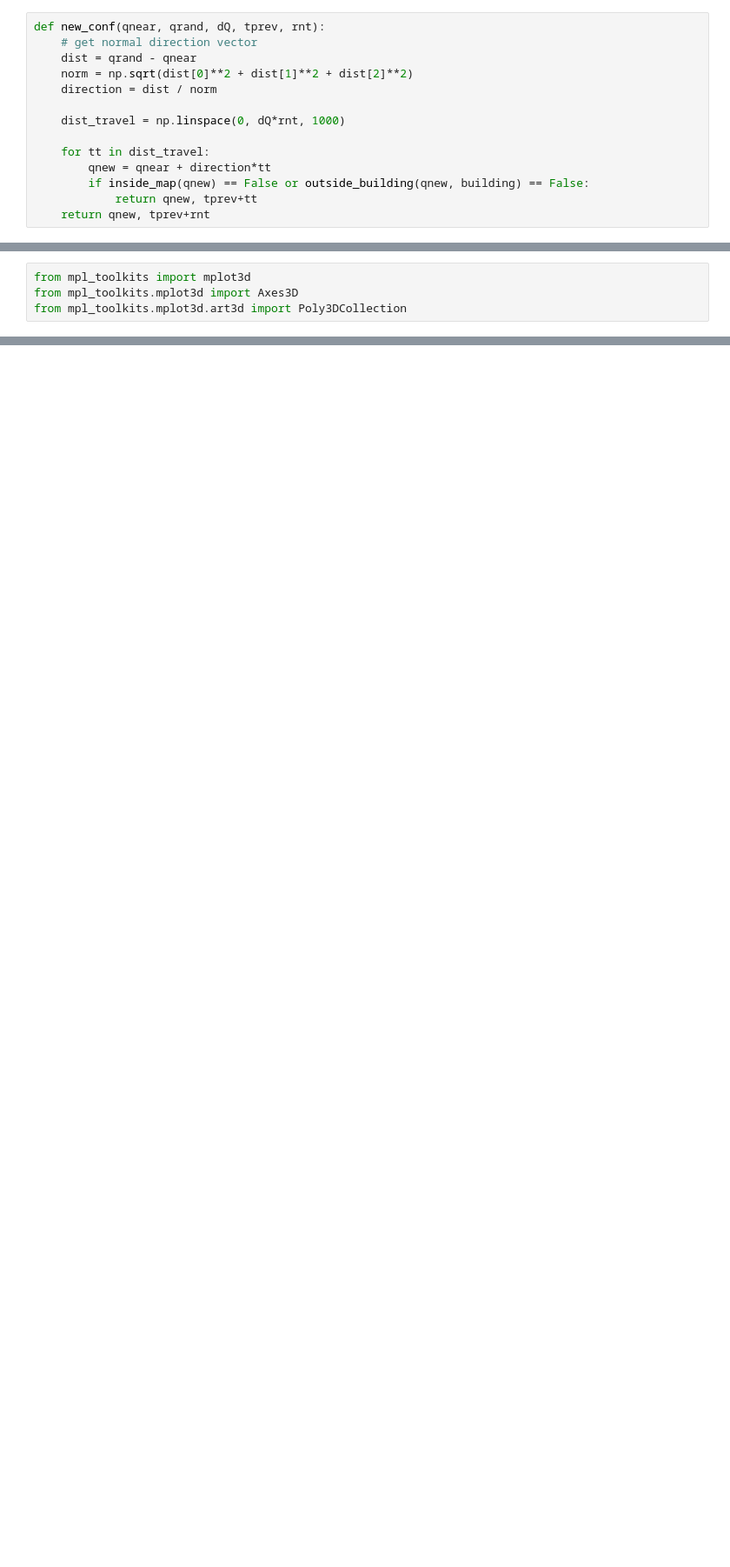
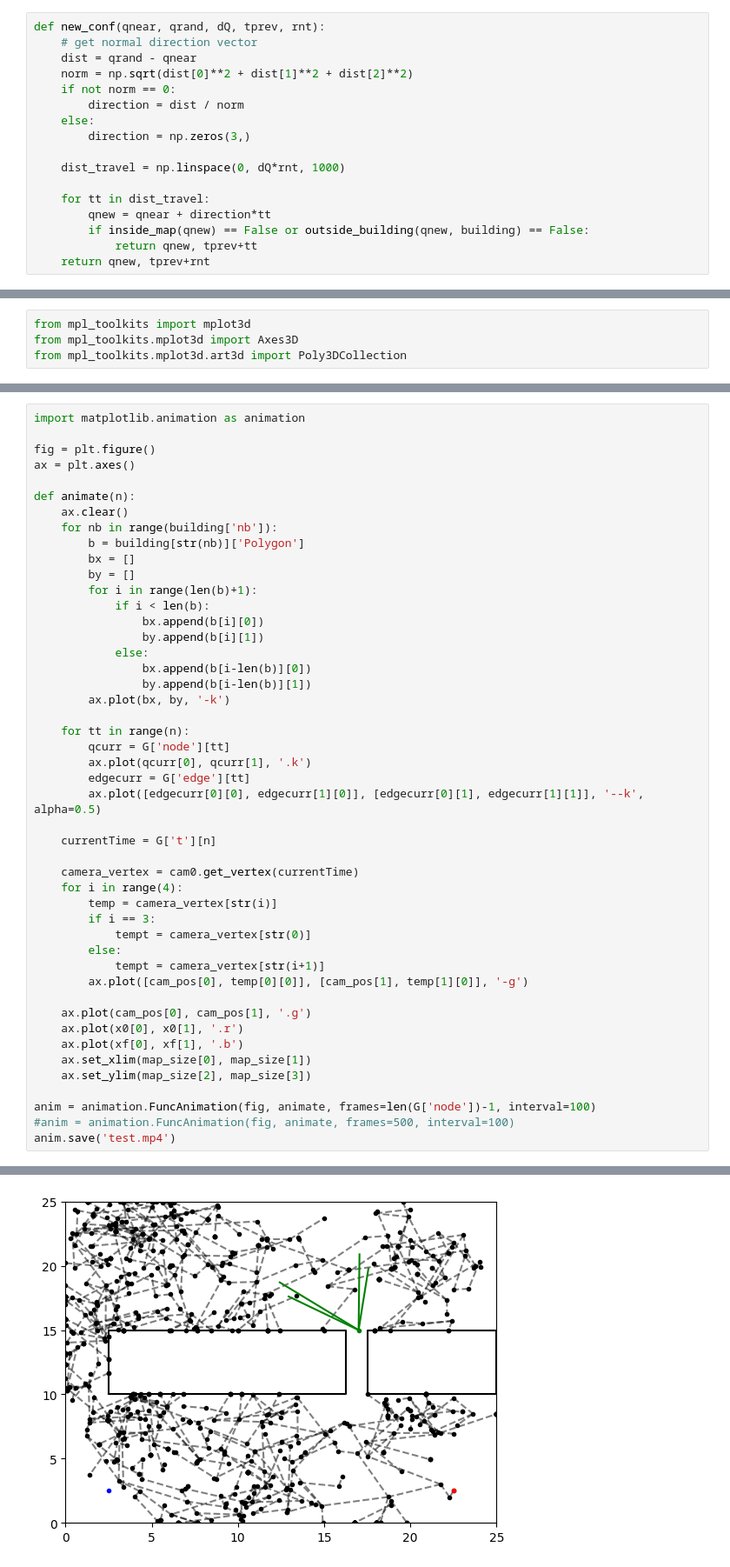
Before and after one commit to jeffersonkim97/cognis_UAM, a Jupyter notebook: script/3D/3DRRT.ipynb, the cells around one changed output, grey strips where cells are left out. Shown at 87% size. Drawn from its saved outputs; the diff is of its cells as text; blank space fills up the shorter version.

```diff
--- a/script/3D/3DRRT.ipynb
+++ b/script/3D/3DRRT.ipynb
@@ -301,7 +294,10 @@ def new_conf(qnear, qrand, dQ, tprev, rnt):
     # get normal direction vector
     dist = qrand - qnear
     norm = np.sqrt(dist[0]**2 + dist[1]**2 + dist[2]**2)
-    direction = dist / norm
+    if not norm == 0:
+        direction = dist / norm
+    else:
+        direction = np.zeros(3,)
 
     dist_travel = np.linspace(0, dQ*rnt, 1000)
 
@@ -599,0 +673,48 @@ print(G['t'])
+# %%
+import matplotlib.animation as animation
+
+fig = plt.figure()
+ax = plt.axes()
+
+def animate(n):
+    ax.clear()
+    for nb in range(building['nb']):
+        b = building[str(nb)]['Polygon']
+        bx = []
+        by = []
+        for i in range(len(b)+1):
+            if i < len(b):
+                bx.append(b[i][0])
+                by.append(b[i][1])
+            else:
+                bx.append(b[i-len(b)][0])
+                by.append(b[i-len(b)][1])
+        ax.plot(bx, by, '-k')
+
+    for tt in range(n):
+        qcurr = G['node'][tt]
+        ax.plot(qcurr[0], qcurr[1], '.k')
+        edgecurr = G['edge'][tt]
+        ax.plot([edgecurr[0][0], edgecurr[1][0]], [edgecurr[0][1], edgecurr[1][1]], '--k', alpha=0.5)
+
+    currentTime = G['t'][n]
+
+    camera_vertex = cam0.get_vertex(currentTime)
+    for i in range(4):
+        temp = camera_vertex[str(i)]
+        if i == 3:
+            tempt = camera_vertex[str(0)]
+        else:
+            tempt = camera_vertex[str(i+1)]
+        ax.plot([cam_pos[0], temp[0][0]], [cam_pos[1], temp[1][0]], '-g')
+
+    ax.plot(cam_pos[0], cam_pos[1], '.g')
+    ax.plot(x0[0], x0[1], '.r')
+    ax.plot(xf[0], xf[1], '.b')
+    ax.set_xlim(map_size[0], map_size[1])
+    ax.set_ylim(map_size[2], map_size[3])
+
+anim = animation.FuncAnimation(fig, animate, frames=len(G['node'])-1, interval=100)
+#anim = animation.FuncAnimation(fig, animate, frames=500, interval=100)
+anim.save('test.mp4')
+# %% [output]
@@ -599,0 +722 @@ print(G['t'])
+[figure, added]
```
Also changed, not shown: parts of 22 cells of this notebook, 1 other file.
